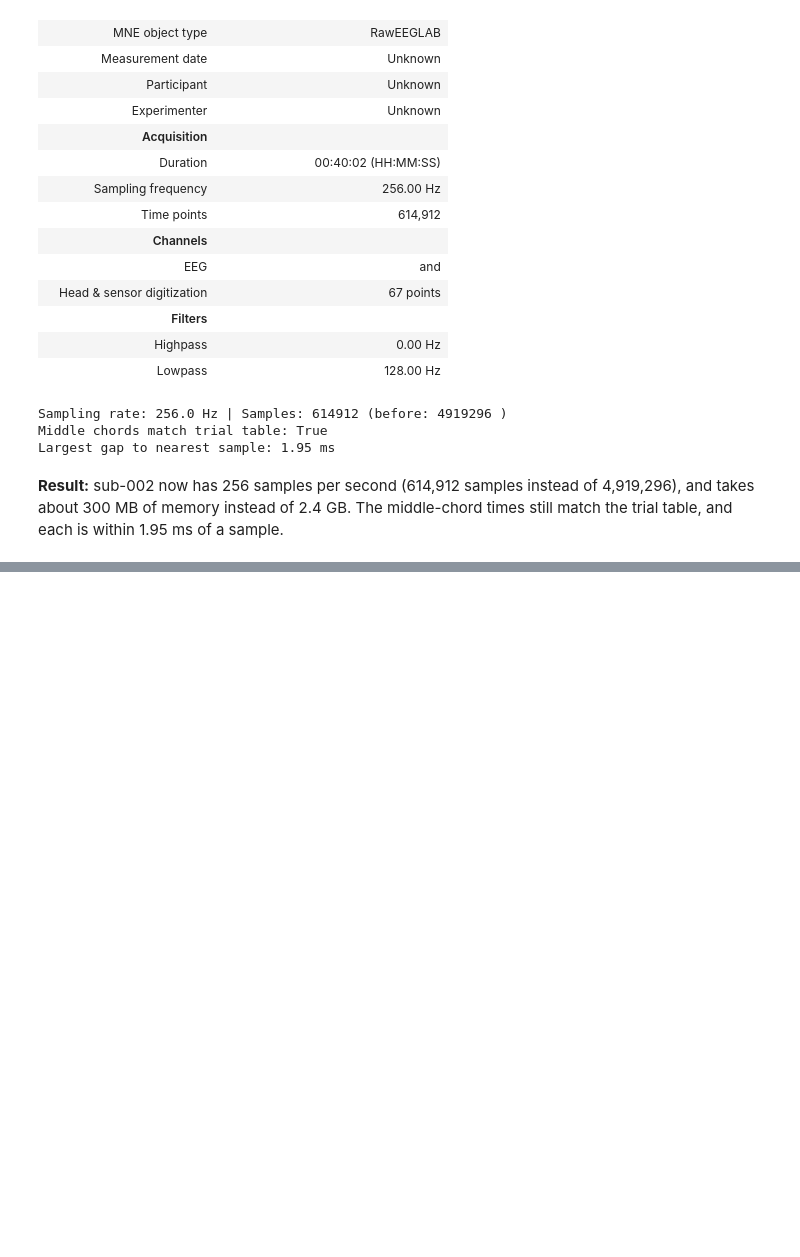
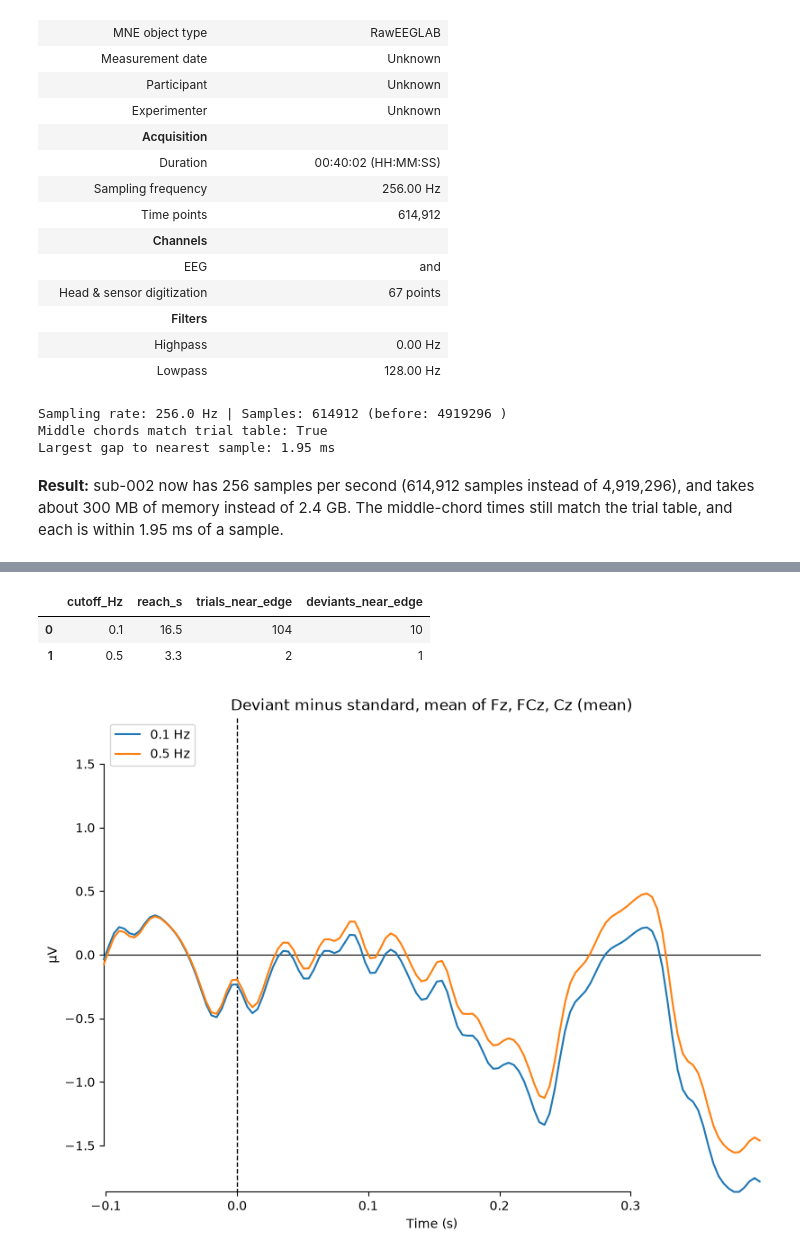
Before and after one commit to davisbone/Harmonic-EEG, a Jupyter notebook: MS2wranglingData.ipynb, the cells around one changed output, grey strips where cells are left out. Saved outputs shown, nothing was run; the diff lists cells and outputs as text; code cells hidden in the pictures; blank space fills up the shorter version.

Commit message:
Added step #5 to test and apply high and low filters.

```diff
--- a/MS2wranglingData.ipynb
+++ b/MS2wranglingData.ipynb
@@ -1167,0 +1182,32 @@ Largest gap to nearest sample: 1.95 ms
+# %%
+# Distance from each of sub-002's middle chords to the nearest block edge, in seconds
+sub_trials = trials[trials["participant"] == participant]
+edges = np.r_[0, raw.annotations.onset[raw.annotations.description == "boundary"], raw.times[-1]]
+distance = np.abs(sub_trials["onset_s"].to_numpy()[:, None] - edges).min(axis=1)
+
+# Middle chords as MNE events: sample, 0, and 1 = standard or 2 = deviant
+event_array = np.c_[np.round(sub_trials["onset_s"] * raw.info["sfreq"]), np.zeros(len(sub_trials)),
+                    np.where(sub_trials["condition"] == "standard", 1, 2)].astype(int)
+
+reach_rows = []
+differences = {}
+for cutoff in [0.1, 0.5]:
+    # How far the filter reaches past a block edge (half its length), and the trials that close to an edge
+    reach = len(mne.filter.create_filter(None, raw.info["sfreq"], l_freq=cutoff, h_freq=None)) / raw.info["sfreq"] / 2
+    near = distance < reach
+    reach_rows.append({"cutoff_Hz": cutoff, "reach_s": round(reach, 1), "trials_near_edge": near.sum(),
+                       "deviants_near_edge": (near & (sub_trials["condition"] != "standard")).sum()})
+
+    # Quick average response: filter, average reference, cut trials, then deviant minus standard
+    filtered = raw.copy().filter(cutoff, 40, skip_by_annotation="boundary").set_eeg_reference("average")
+    epochs = mne.Epochs(filtered, event_array, {"standard": 1, "deviant": 2}, tmin=-0.1, tmax=0.4, preload=True)
+    differences[f"{cutoff} Hz"] = mne.combine_evoked([epochs["deviant"].average(), epochs["standard"].average()], weights=[1, -1])
+
+display(pd.DataFrame(reach_rows))
+mne.viz.plot_compare_evokeds(differences, picks=["Fz", "FCz", "Cz"], combine="mean",
+                             title="Deviant minus standard, mean of Fz, FCz, Cz");
+# %% [output]
+|  | cutoff_Hz | reach_s | trials_near_edge | deviants_near_edge |
+| 0 | 0.1 | 16.5 | 104 | 10 |
+| 1 | 0.5 | 3.3 | 2 | 1 |
+[figure, added]
```
Also changed, not shown: parts of 6 cells of this notebook.
